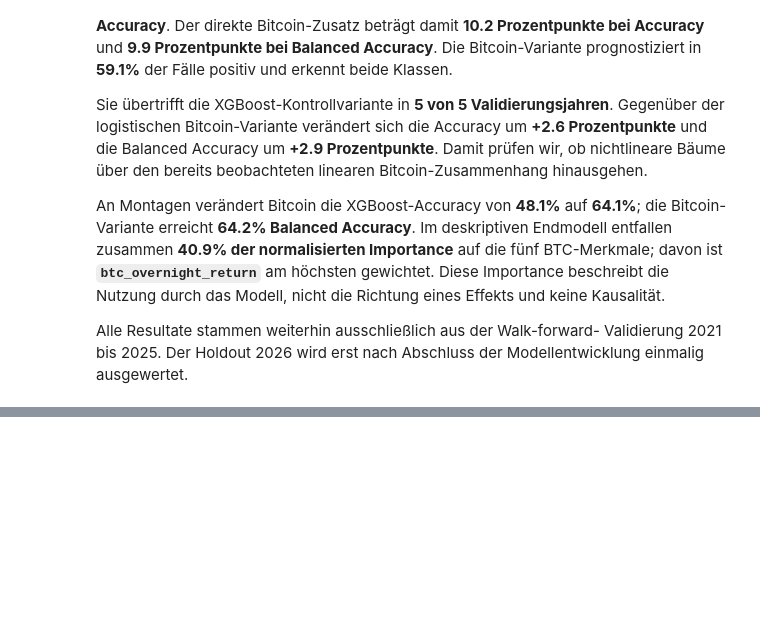
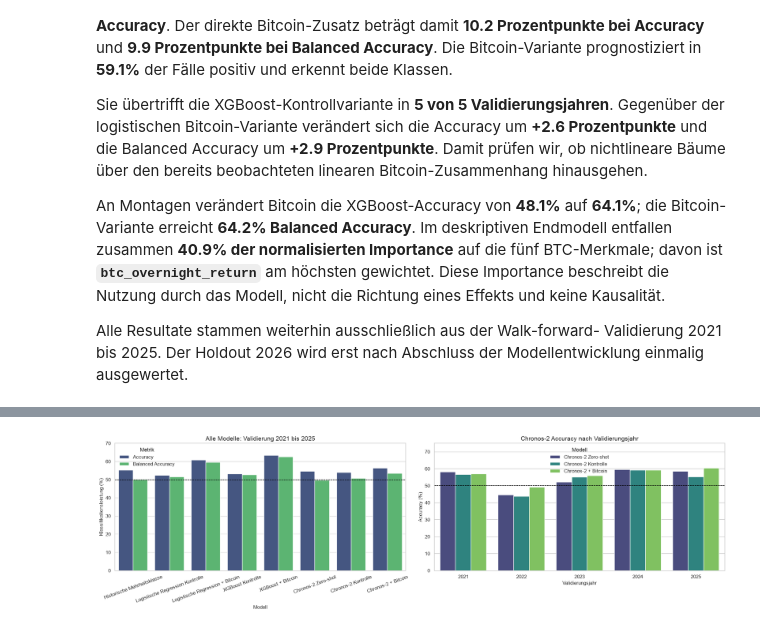
Before and after one commit to Steff72/CSP1, a Jupyter notebook: notebooks/btc_overnight_qqq_forecasting.ipynb, the cells around one changed output, grey strips where cells are left out. Drawn from its saved outputs; the diff is of its cells as text; code cells hidden in the pictures; blank space fills up the shorter version.

Commit message:
Add Chronos-2 covariate forecasting

```diff
--- a/notebooks/btc_overnight_qqq_forecasting.ipynb
+++ b/notebooks/btc_overnight_qqq_forecasting.ipynb
@@ -92,6 +97,8 @@ FORECAST_HOUR = 9
 BINANCE_SYMBOL = "BTCUSDT"
 BINANCE_INTERVAL = "1h"
 CHRONOS_MODEL_ID = "amazon/chronos-2"
+CHRONOS_BATCH_SIZE = 64
+CHRONOS_QUANTILES = [0.10, 0.50, 0.90]
 XGBOOST_N_JOBS = 1
 os.environ["OMP_NUM_THREADS"] = str(XGBOOST_N_JOBS)
 
@@ -136,7 +143,10 @@ COLORS = {
     "dxy": VIRIDIS(0.90),
 }
 
-# Detect Apple Silicon acceleration for the later foundation model
+# Allow unsupported MPS operations to fall back safely to the CPU
+os.environ.setdefault("PYTORCH_ENABLE_MPS_FALLBACK", "1")
+
+# Detect Apple Silicon acceleration for the foundation model
 try:
     import torch
 
@@ -3219,0 +3683,83 @@ Modellentwicklung einmalig ausgewertet.
+# %%
+# Add all Chronos-2 variants to the shared classification comparison
+chronos_classification_predictions = chronos_predictions[
+    [
+        "model",
+        "fold_year",
+        "forecast_date",
+        "prediction",
+        "actual",
+        "target_is_monday",
+    ]
+]
+final_development_predictions = pd.concat(
+    [all_comparison_predictions, chronos_classification_predictions],
+    ignore_index=True,
+)
+final_model_order = [
+    *all_model_order,
+    "Chronos-2 Zero-shot",
+    "Chronos-2 Kontrolle",
+    "Chronos-2 + Bitcoin",
+]
+final_development_metrics = (
+    final_development_predictions.groupby(
+        "model", observed=False, sort=False
+    )
+    .apply(summarize_classification, include_groups=False)
+    .reindex(final_model_order)
+    .reset_index()
+)
+
+final_metric_plot = final_development_metrics.melt(
+    id_vars="model",
+    value_vars=["Accuracy", "Balanced Accuracy"],
+    var_name="Metrik",
+    value_name="Wert",
+)
+final_metric_plot["Wert (%)"] = 100 * final_metric_plot["Wert"]
+
+fig, axes = plt.subplots(1, 2, figsize=(20, 5.8))
+sns.barplot(
+    data=final_metric_plot,
+    x="model",
+    y="Wert (%)",
+    hue="Metrik",
+    order=final_model_order,
+    palette=[VIRIDIS(0.25), VIRIDIS(0.72)],
+    ax=axes[0],
+)
+axes[0].axhline(50, color="black", linewidth=1, linestyle="--")
+axes[0].set_ylim(0, 70)
+axes[0].set_title("Alle Modelle: Validierung 2021 bis 2025")
+axes[0].set_xlabel("Modell")
+axes[0].set_ylabel("Klassifikationsleistung (%)")
+axes[0].tick_params(axis="x", rotation=20)
+axes[0].legend(title="Metrik")
+
+chronos_accuracy_plot = chronos_year_metrics.copy()
+chronos_accuracy_plot["Accuracy (%)"] = (
+    100 * chronos_accuracy_plot["Accuracy"]
+)
+sns.barplot(
+    data=chronos_accuracy_plot,
+    x="Validierungsjahr",
+    y="Accuracy (%)",
+    hue="model",
+    hue_order=list(CHRONOS_MODEL_FEATURES),
+    palette=[VIRIDIS(0.20), VIRIDIS(0.50), VIRIDIS(0.80)],
+    ax=axes[1],
+)
+axes[1].axhline(50, color="black", linewidth=1, linestyle="--")
+axes[1].set_ylim(0, 75)
+axes[1].set_title("Chronos-2 Accuracy nach Validierungsjahr")
+axes[1].set_xlabel("Validierungsjahr")
+axes[1].set_ylabel("Accuracy (%)")
+axes[1].legend(title="Modell")
+
+fig.tight_layout()
+plt.show()
+
+display(final_development_metrics.round(3))
+# %% [output]
+[figure, added]
```
Also changed, not shown: parts of 11 cells of this notebook, 2 other files.
